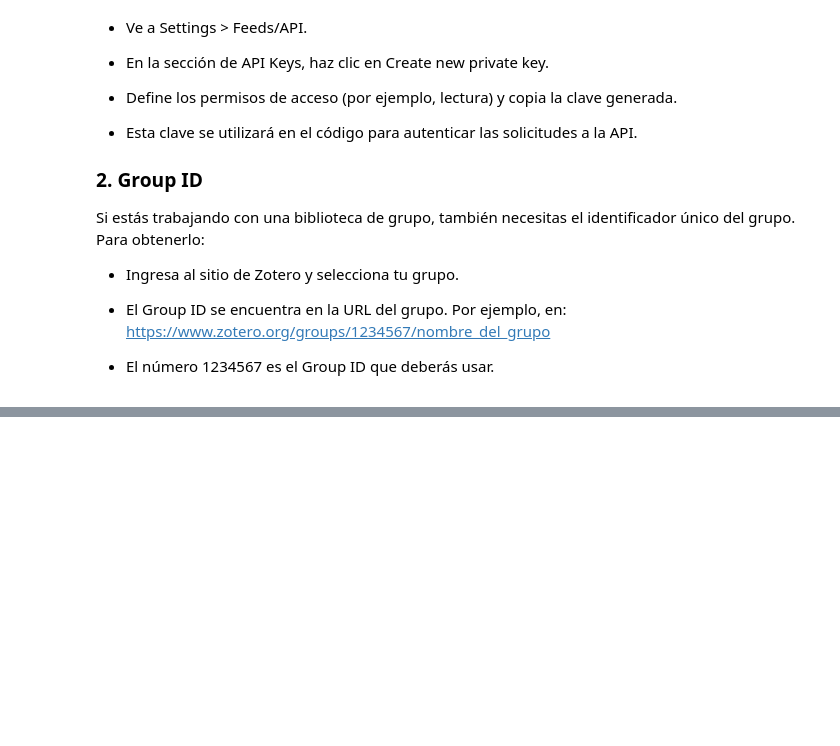
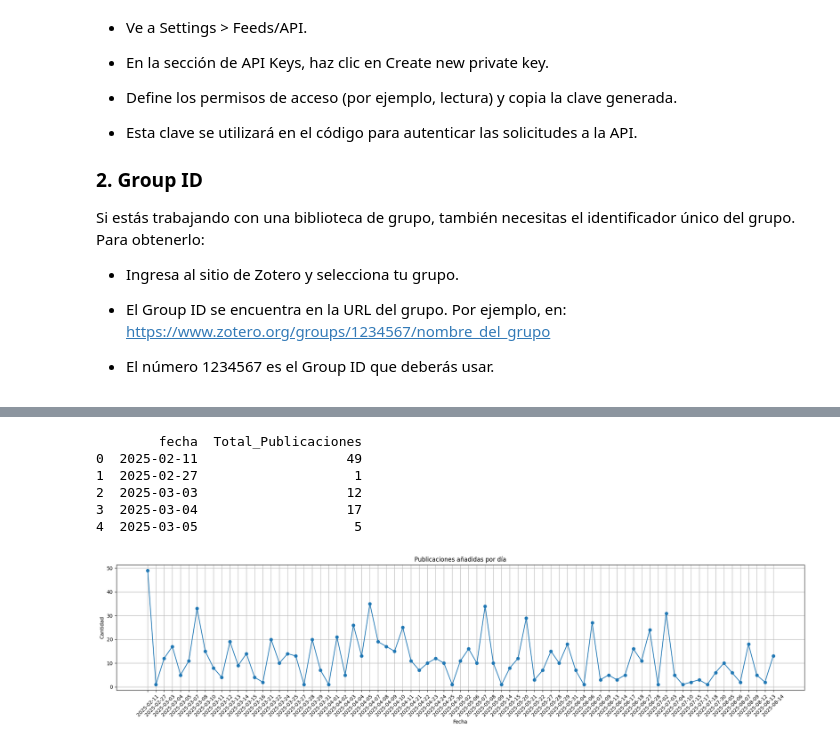
Before and after one commit to miangrog1706/BIOliteraturaPE203625, a Jupyter notebook: Enlace_con_Zotero.ipynb, the cells around one changed output, grey strips where cells are left out. Drawn from its saved outputs; the diff is of its cells as text; code cells hidden in the pictures; blank space fills up the shorter version.

```diff
--- a/Enlace_con_Zotero.ipynb
+++ b/Enlace_con_Zotero.ipynb
@@ -180,24 +62,0 @@ plt.show()
-# %%
-# Extraer todas las etiquetas
-etiquetas = []
-for item in items:
-    tags = item.get('data', {}).get('tags', [])
-    for tag in tags:
-        etiquetas.append(tag['tag'].lower())  # lo pasamos a minúsculas para agrupar mejor
-
-# Contar frecuencia de cada etiqueta
-conteo_etiquetas = Counter(etiquetas)
-
-# Mostrar etiquetas y sus frecuencias
-print("\nEtiquetas más frecuentes:")
-for etiqueta, count in conteo_etiquetas.most_common(20):  # top 20
-    print(f"{etiqueta}: {count}")
-
-# Visualización
-plt.figure(figsize=(10, 6))
-labels, values = zip(*conteo_etiquetas.most_common(15))
-plt.barh(labels[::-1], values[::-1])
-plt.title("Top 15 etiquetas en el grupo Zotero")
-plt.xlabel("Frecuencia")
-plt.tight_layout()
-plt.show()
@@ -297,18 +63,12 @@ print("🎉 Todos los datos exportados a Google Sheets correctamente.")
 # %%
-# CONFIGURA TU CLAVE Y GROUP ID (Estos se obtienen en Zotero)
-API_KEY = "l7nkDwrKLxASVprKSjbadbXs"
-group_id = "5866354"
-headers = {"Zotero-API-Key": API_KEY}
-
-
 # Descargar ítems (paginado si es necesario)
 items = []
 start = 0
 limit = 100
 
 while True:
-    url = f"https://api.zotero.org/groups/{group_id}/items?limit={limit}&start={start}"
-    response = requests.get(url, headers=headers)
+    url = f"https://api.zotero.org/groups/{GROUP_ID}/items?limit={limit}&start={start}"
+    response = requests.get(url, headers=HEADERS)
     data = response.json()
 
     if not data:
@@ -320,33 +80,41 @@ while True:
                 "titulo": item["data"].get("title"),
                 "fecha": item["data"].get("dateAdded")
             })
 
     start += limit
 
 
 df = pd.DataFrame(items)
 df["fecha"] = pd.to_datetime(df["fecha"])
 
 # Agrupar por día
 conteo_por_dia = df.groupby(df["fecha"].dt.date).size().reset_index(name="Total_Publicaciones")
 
 # Opcional: convertir fechas a string para exportar
 conteo_por_dia["fecha"] = conteo_por_dia["fecha"].astype(str)
 
 # Ver resultados
 print(conteo_por_dia.head())
 
 import matplotlib.pyplot as plt
 
 plt.figure(figsize=(20, 5))
 plt.plot(conteo_por_dia["fecha"], conteo_por_dia["Total_Publicaciones"], marker='o')
 plt.xticks(rotation=45)
 plt.title("Publicaciones añadidas por día")
 plt.xlabel("Fecha")
 plt.ylabel("Cantidad")
 plt.tight_layout()
 plt.grid(True)
 plt.show()
+# %% [output]
+        fecha  Total_Publicaciones
+0  2025-02-11                   49
+1  2025-02-27                    1
+2  2025-03-03                   12
+3  2025-03-04                   17
+4  2025-03-05                    5
+[figure, added]
 # %%
 import pandas as pd
 import matplotlib.pyplot as plt
```
Also changed, not shown: parts of 10 cells of this notebook.
